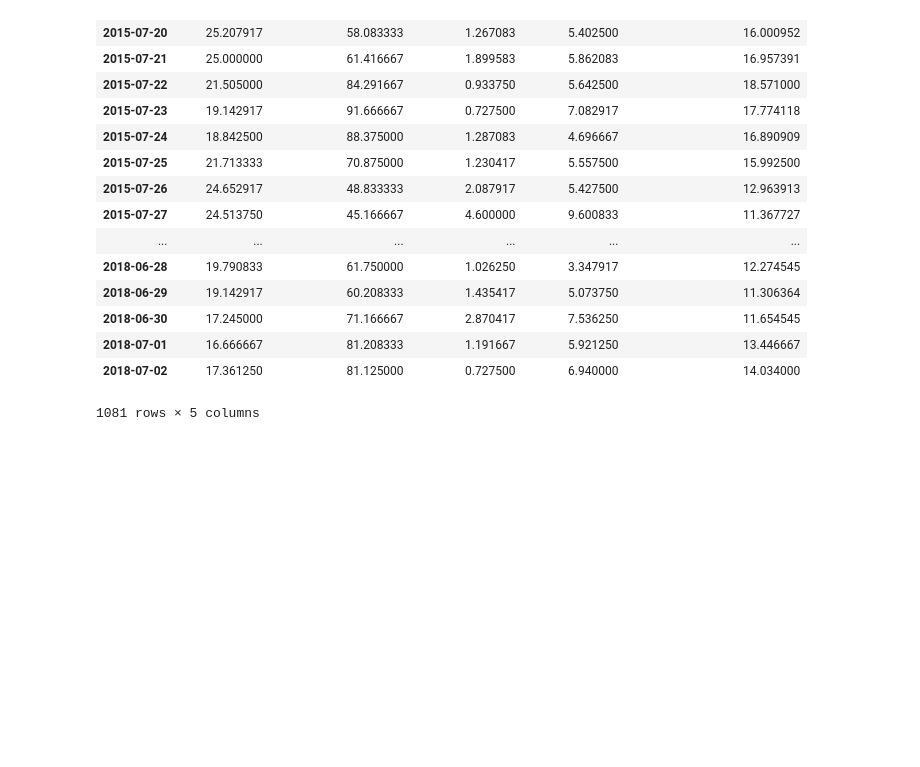
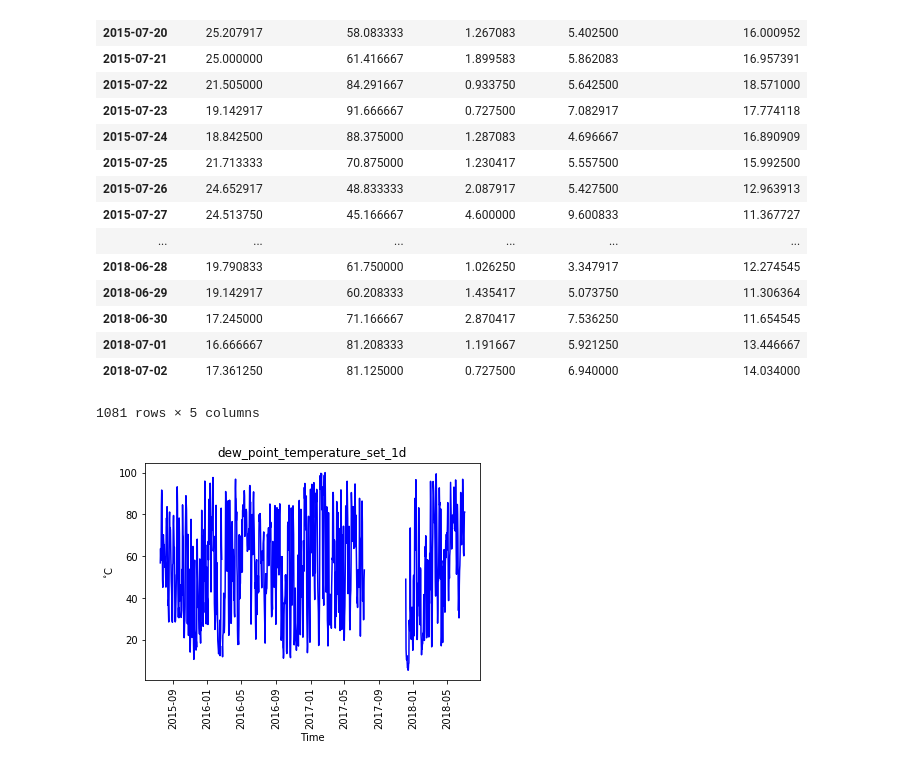
Before and after one commit to CLIVAC/pyclivac, a Jupyter notebook: examples/test_read_text_file.ipynb, the cells around one changed output. Saved outputs shown, nothing was run; the diff lists cells and outputs as text; code cells hidden in the pictures; blank space fills up the shorter version.

```diff
--- a/examples/test_read_text_file.ipynb
+++ b/examples/test_read_text_file.ipynb
@@ -106,3 +109,7 @@ def simple_line_plot(df_name, df_loc, title=None, x_label=None,  y_label=None, c
+# %%
+simple_line_plot(df_daily,1,'dew_point_temperature_set_1d','Time','$^{\circ}$C')
+# %% [output]
+[figure, added]
 # %%
 import sys
 
```
Also changed, not shown: parts of 5 cells of this notebook, 2 other files.
